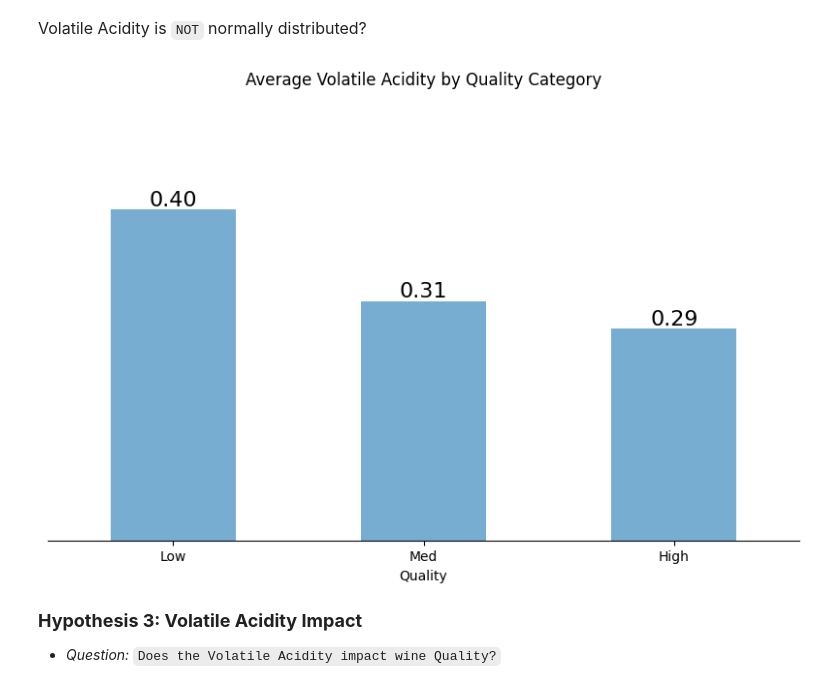
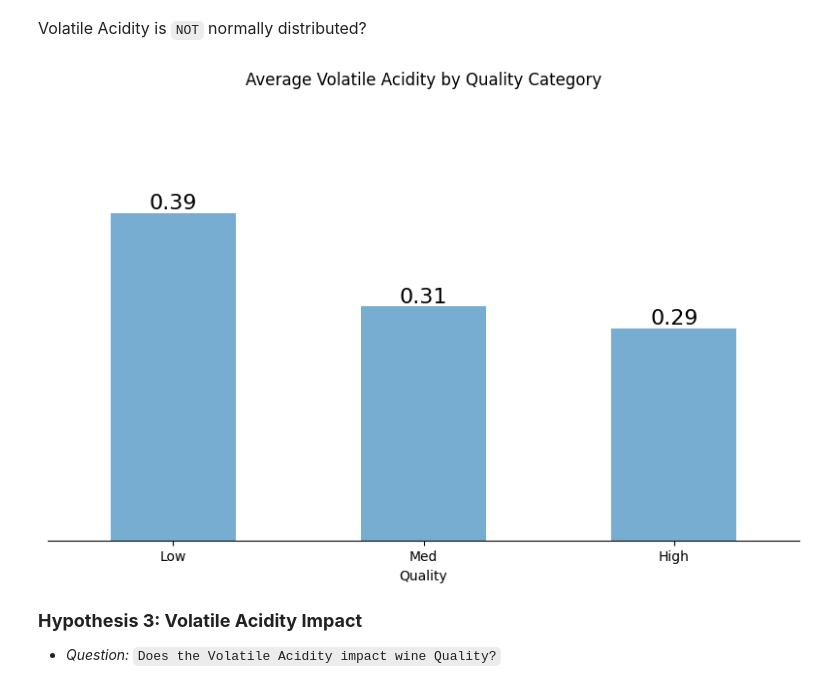
Before and after one commit to Clustering-Project/wine_quality_project, a Jupyter notebook: John/explore.ipynb, the cells around one changed output. Drawn from its saved outputs; the diff is of its cells as text; code cells hidden in the pictures.

```diff
--- a/John/explore.ipynb
+++ b/John/explore.ipynb
@@ -172,6 +181,10 @@ plt.gca().spines['top'].set_visible(False)
 plt.xlabel('Alcohol')
 plt.title('Distribution of Alcohol')
 plt.xticks(alcohol_counts.index)
+
+# Remove the "quality_bins" column from the DataFrame
+train.drop(columns=['alcohol_bins'], inplace=True)
+
 plt.show()
 # %% [output]
 [figure]
@@ -194,10 +207,10 @@ bins_q = [3, 5, 6, 9]
 labels_q = ['Low', 'Med', 'High']
 
 # Create a new column "quality_bins" to store the bin labels
-df['quality_bins'] = pd.cut(df['quality'], bins=bins_q, labels=labels_q)
+train['quality_bins'] = pd.cut(train['quality'], bins=bins_q, labels=labels_q)
 
 # Group the data by "quality" and calculate the mean alcohol content for each quality category
-quality_means = df.groupby('quality_bins')['alcohol'].mean().round(1)
+quality_means = train.groupby('quality_bins')['alcohol'].mean().round(1)
 
 # Create a bar plot
 plt.figure(figsize=(10, 6))
@@ -222,6 +235,9 @@ plt.gca().spines['top'].set_visible(False)
 
 plt.ylim(8, 13)
 
+# Remove the "quality_bins" column from the DataFrame
+train.drop(columns=['quality_bins'], inplace=True)
+
 # Show the plot
 plt.show()
 # %% [output]
@@ -288,10 +304,10 @@ bins_q = [3, 5, 6, 9]
 labels_q = ['Low', 'Med', 'High']
 
 # Create a new column "quality_bins" to store the bin labels
-df['quality_bins'] = pd.cut(df['quality'], bins=bins_q, labels=labels_q)
+train['quality_bins'] = pd.cut(train['quality'], bins=bins_q, labels=labels_q)
 
 # Group the data by "quality" and calculate the mean alcohol content for each quality category
-quality_means = df.groupby('quality_bins')['density'].mean().round(6)
+quality_means = train.groupby('quality_bins')['density'].mean().round(6)
 
 # Create a bar plot
 plt.figure(figsize=(10, 6))
@@ -316,6 +332,9 @@ plt.gca().spines['top'].set_visible(False)
 
 plt.ylim(0.98711, 1)
 
+# Remove the "quality_bins" column from the DataFrame
+train.drop(columns=['quality_bins'], inplace=True)
+
 # Show the plot
 plt.show()
 # %% [output]
@@ -381,38 +400,41 @@ bins_q = [3, 5, 6, 9]
 labels_q = ['Low', 'Med', 'High']
 
 # Create a new column "quality_bins" to store the bin labels
-df['quality_bins'] = pd.cut(df['quality'], bins=bins_q, labels=labels_q)
+train['quality_bins'] = pd.cut(train['quality'], bins=bins_q, labels=labels_q)
 
 # Group the data by "quality" and calculate the mean alcohol content for each quality category
-quality_means = df.groupby('quality_bins')['volatile_acidity'].mean().round(6)
+quality_means = train.groupby('quality_bins')['volatile_acidity'].mean().round(6)
 
 # Create a bar plot
 plt.figure(figsize=(10, 6))
 quality_means.plot(kind='bar', color='#1f77b4', alpha=0.6)
 plt.title('Average Volatile Acidity by Quality Category')
 plt.xlabel('Quality')
 plt.ylabel('Average Volatile Acidity')
 plt.xticks(rotation=0)
 plt.grid(axis='y')
 
 # Adding average on top of each bar
 for i, count in enumerate(quality_means.values):
     plt.text(i, count, '{:.2f}'.format(count), ha='center', va='bottom', fontsize=16)
 
 # Removing the y-axis
 plt.gca().get_yaxis().set_visible(False)
 
 # Removing left, right, and top lines of the current axes
 plt.gca().spines['left'].set_visible(False)
 plt.gca().spines['right'].set_visible(False)
 plt.gca().spines['top'].set_visible(False)
 
 plt.ylim(0.1, .5)
 
+# Remove the "quality_bins" column from the DataFrame
+train.drop(columns=['quality_bins'], inplace=True)
+
 # Show the plot
 plt.show()
 # %% [output]
-[figure, old version]
+[figure, new version]
 # %% [markdown]
 <font size="4"> **Hypothesis 3: Volatile Acidity Impact**</font>
    <font size="3">
```
Also changed, not shown: parts of 21 cells of this notebook.
